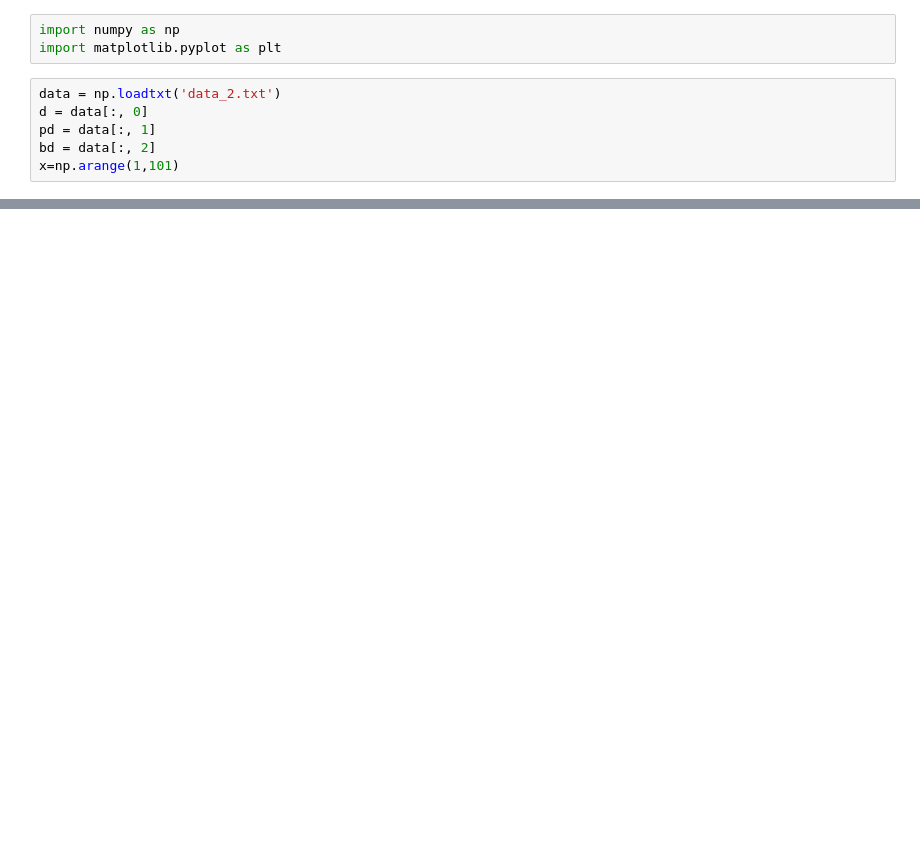
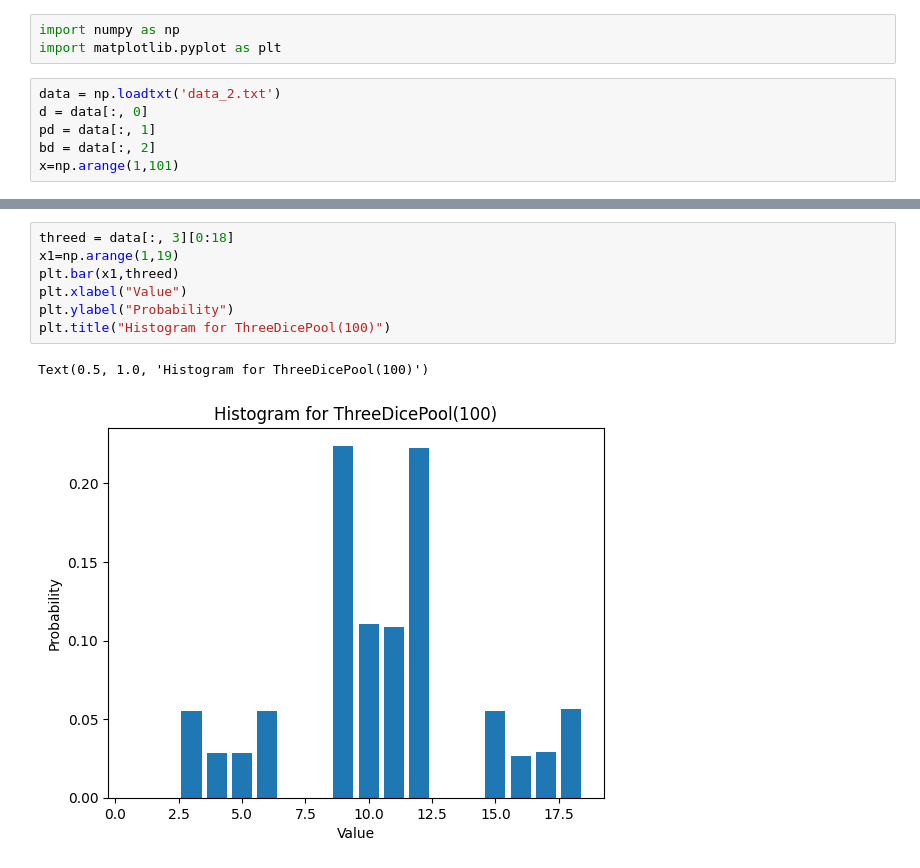
Before and after one commit to SelfishFish07/LABS_sem2, a Jupyter notebook: 3 semester/Lab №1/task 2.ipynb, the cells around one changed output, grey strips where cells are left out. Cells and saved outputs as stored; diff of their text form; blank space fills up the shorter version.

```diff
--- a/3 semester/Lab №1/task 2.ipynb
+++ b/3 semester/Lab №1/task 2.ipynb
@@ -33,0 +34,10 @@ Text(0.5, 1.0, 'Histogram for BonusDice(100)')
+# %%
+threed = data[:, 3][0:18]
+x1=np.arange(1,19)
+plt.bar(x1,threed)
+plt.xlabel("Value")
+plt.ylabel("Probability")
+plt.title("Histogram for ThreeDicePool(100)")
+# %% [output]
+Text(0.5, 1.0, 'Histogram for ThreeDicePool(100)')
+[figure, added]
```
Also changed, not shown: parts of 3 cells of this notebook, 4 other files.
